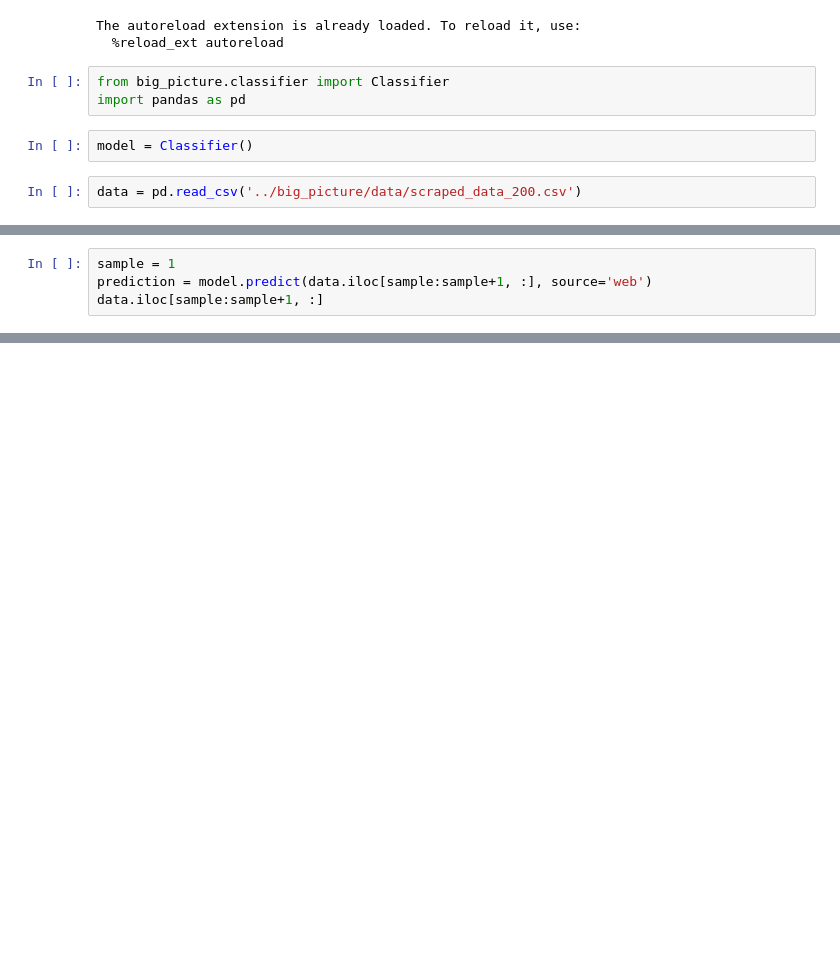
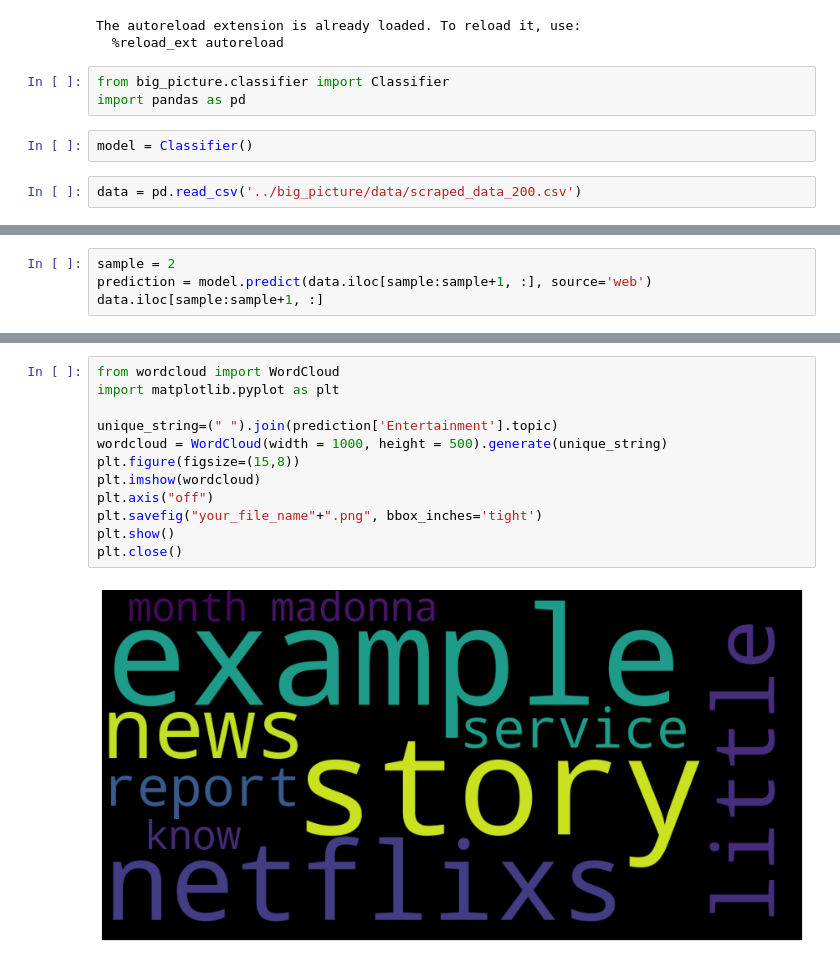
Before and after one commit to archifreitas/big_picture, a Jupyter notebook: notebooks/newsapi_freitas.ipynb, the cells around one changed output, grey strips where cells are left out. Saved outputs shown, nothing was run; the diff lists cells and outputs as text; blank space fills up the shorter version.

```diff
--- a/notebooks/newsapi_freitas.ipynb
+++ b/notebooks/newsapi_freitas.ipynb
@@ -970,5 +980,5 @@ KeyError: "['author'] not in index"
 # %%
-sample = 1
+sample = 2
 prediction = model.predict(data.iloc[sample:sample+1, :], source='web')
 data.iloc[sample:sample+1, :]
 # %% [output]
@@ -1033,0 +1011,14 @@ model
+# %%
+from wordcloud import WordCloud
+import matplotlib.pyplot as plt
+
+unique_string=(" ").join(prediction['Entertainment'].topic)
+wordcloud = WordCloud(width = 1000, height = 500).generate(unique_string)
+plt.figure(figsize=(15,8))
+plt.imshow(wordcloud)
+plt.axis("off")
+plt.savefig("your_file_name"+".png", bbox_inches='tight')
+plt.show()
+plt.close()
+# %% [output]
+[figure, added]
```
Also changed, not shown: parts of 11 cells of this notebook, 4 other files.
